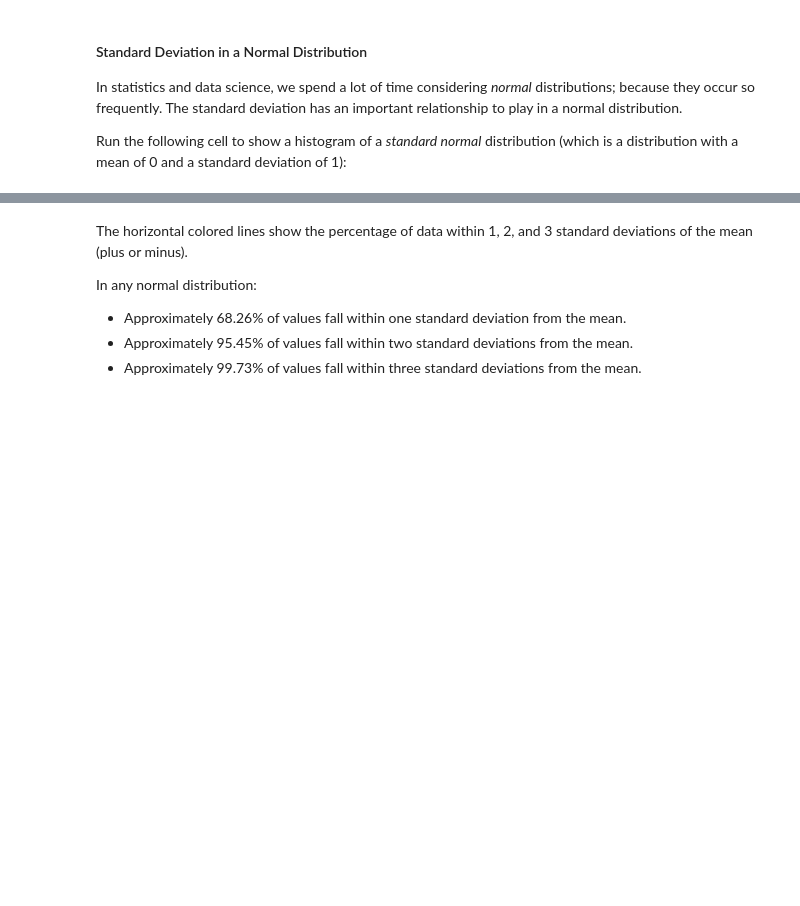
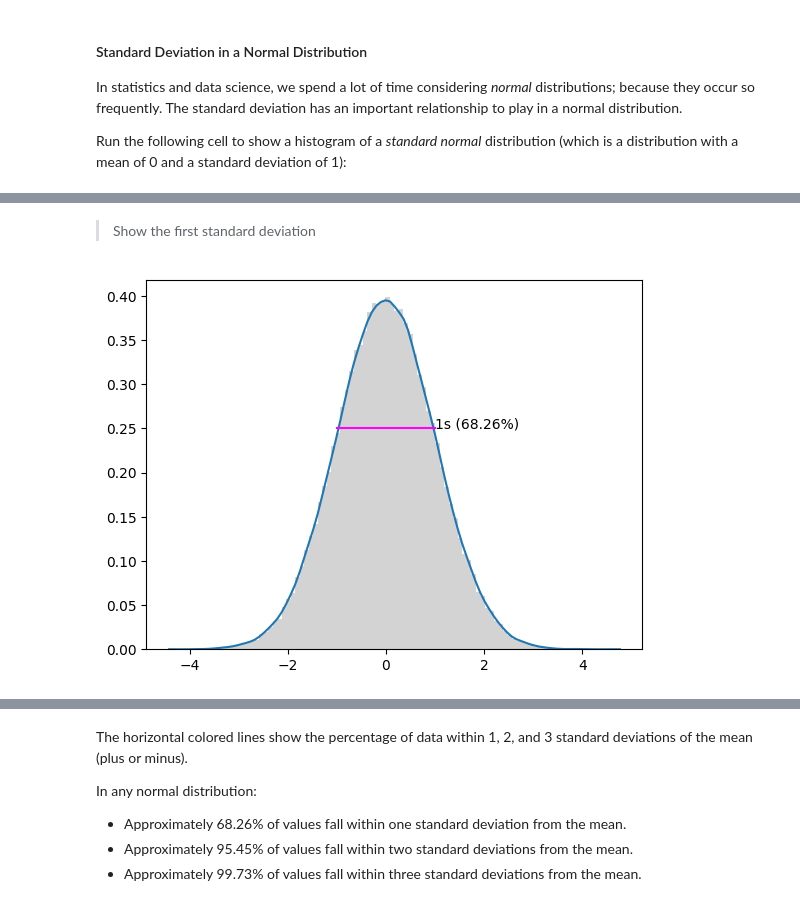
Before and after one commit to Alvaro-diez/Desarrollo-generativa, a Jupyter notebook: solutions/1. Fundamentos de estadistica.ipynb, the cells around one changed output, grey strips where cells are left out. Cells and saved outputs as stored; diff of their text form; code cells hidden in the pictures; blank space fills up the shorter version.

```diff
--- a/solutions/1. Fundamentos de estadistica.ipynb
+++ b/solutions/1. Fundamentos de estadistica.ipynb
@@ -659,0 +680,30 @@ Run the following cell to show a histogram of a *standard normal* distribution (
+# %% [markdown]
+> Show the first standard deviation
+# %%
+%matplotlib inline
+import pandas as pd
+import matplotlib.pyplot as plt
+import numpy as np
+import scipy.stats as stats
+
+# Create a random standard normal distribution
+df = pd.DataFrame(np.random.randn(100000, 1), columns=['Grade'])
+
+# Plot the distribution as a histogram with a density curve
+grade = df['Grade']
+density = stats.gaussian_kde(grade)
+n, x, _ = plt.hist(grade, color='lightgrey', density=True, bins=100)
+plt.plot(x, density(x))
+
+# Get the mean and standard deviation
+s = df['Grade'].std()
+m = df['Grade'].mean()
+
+# Annotate 1 stdev
+x1 = [m-s, m+s]
+y1 = [0.25, 0.25]
+plt.plot(x1,y1, color='magenta')
+plt.annotate('1s (68.26%)', (x1[1],y1[1]))
+plt.show()
+# %% [output]
+[figure, added]
```
Also changed, not shown: parts of 6 cells of this notebook, 2 other files.
